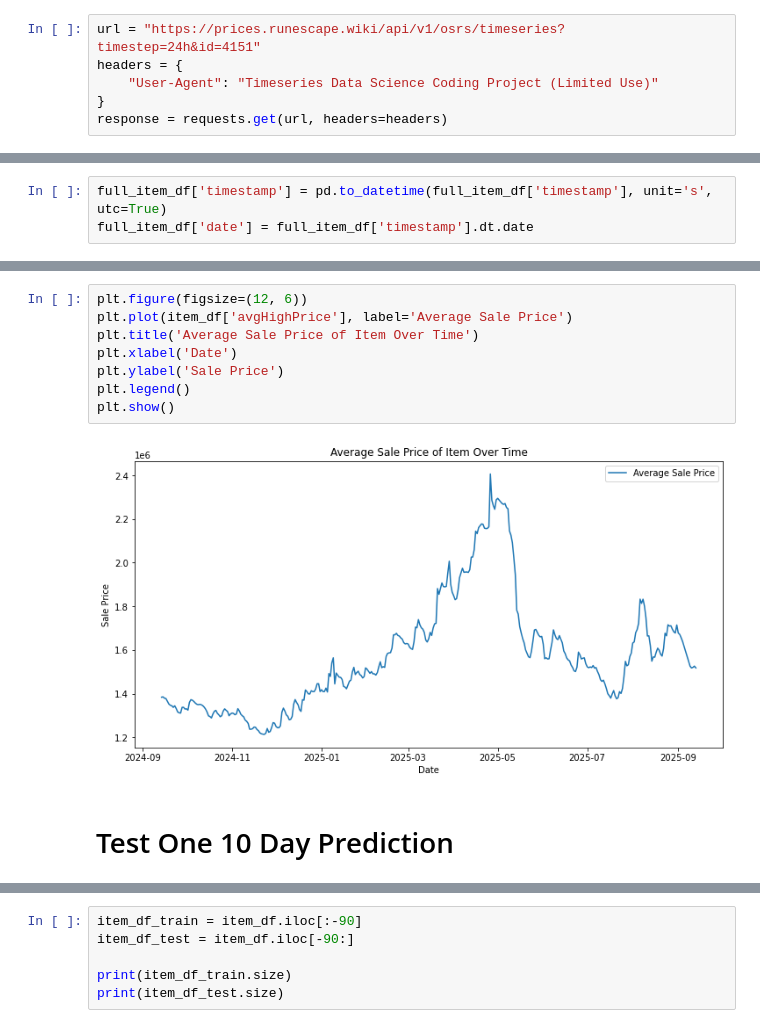
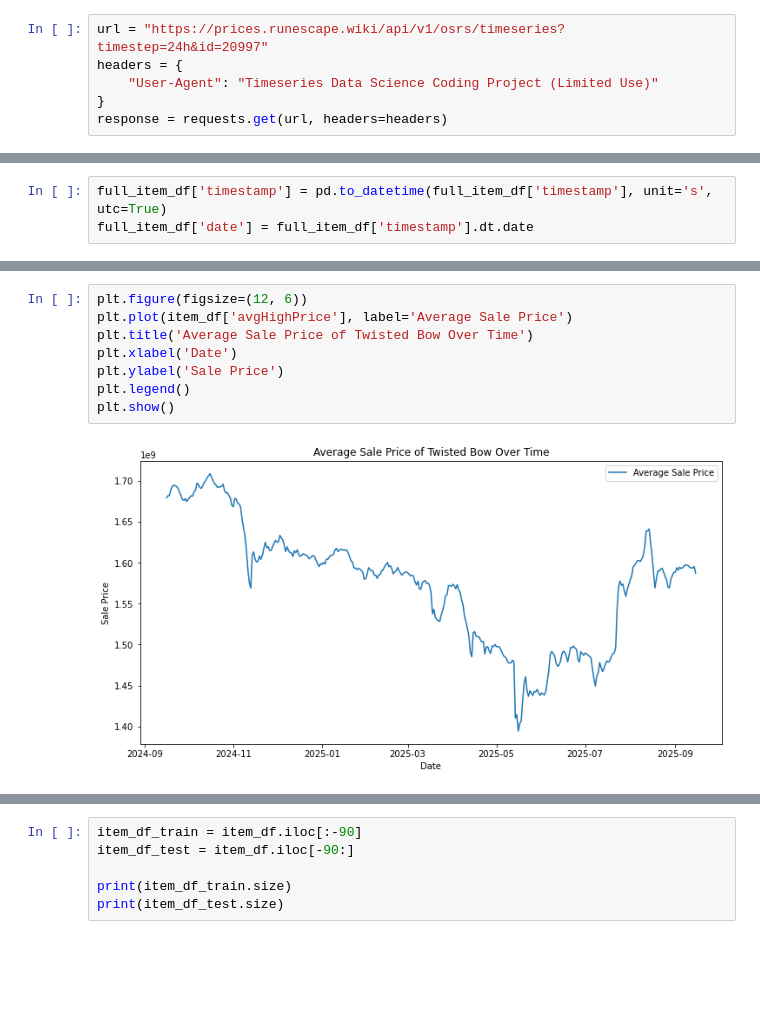
Before and after one commit to SucrazyGit/timeseries_demo, a Jupyter notebook: item_one_demo.ipynb, the cells around one changed output, grey strips where cells are left out. Drawn from its saved outputs; the diff is of its cells as text; blank space fills up the shorter version.

```diff
--- a/item_one_demo.ipynb
+++ b/item_one_demo.ipynb
@@ -7,5 +6,5 @@ from pmdarima import auto_arima
 # %%
-url = "https://prices.runescape.wiki/api/v1/osrs/timeseries?timestep=24h&id=4151"
+url = "https://prices.runescape.wiki/api/v1/osrs/timeseries?timestep=24h&id=20997"
 headers = {
     "User-Agent": "Timeseries Data Science Coding Project (Limited Use)"
 }
@@ -35,12 +45,10 @@ item_df.head()
 # %%
 plt.figure(figsize=(12, 6))
 plt.plot(item_df['avgHighPrice'], label='Average Sale Price')
-plt.title('Average Sale Price of Item Over Time')
+plt.title('Average Sale Price of Twisted Bow Over Time')
 plt.xlabel('Date')
 plt.ylabel('Sale Price')
 plt.legend()
 plt.show()
 # %% [output]
-[figure, old version]
+[figure, new version]
-# %% [markdown]
-# Test One 10 Day Prediction
```
Also changed, not shown: parts of 33 cells of this notebook, 2 other files.
